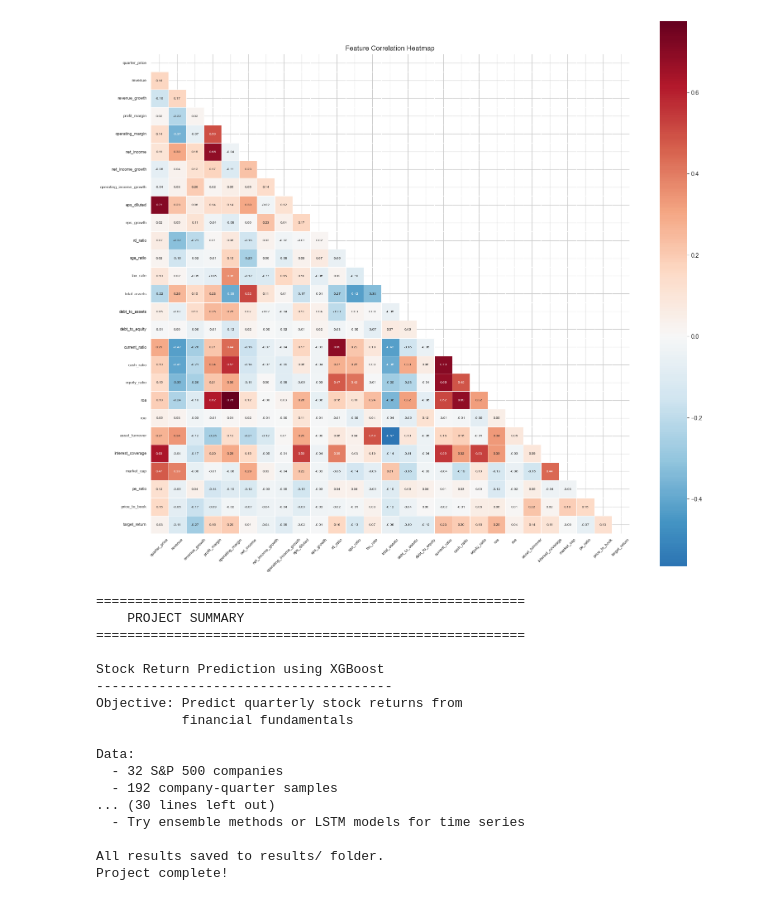
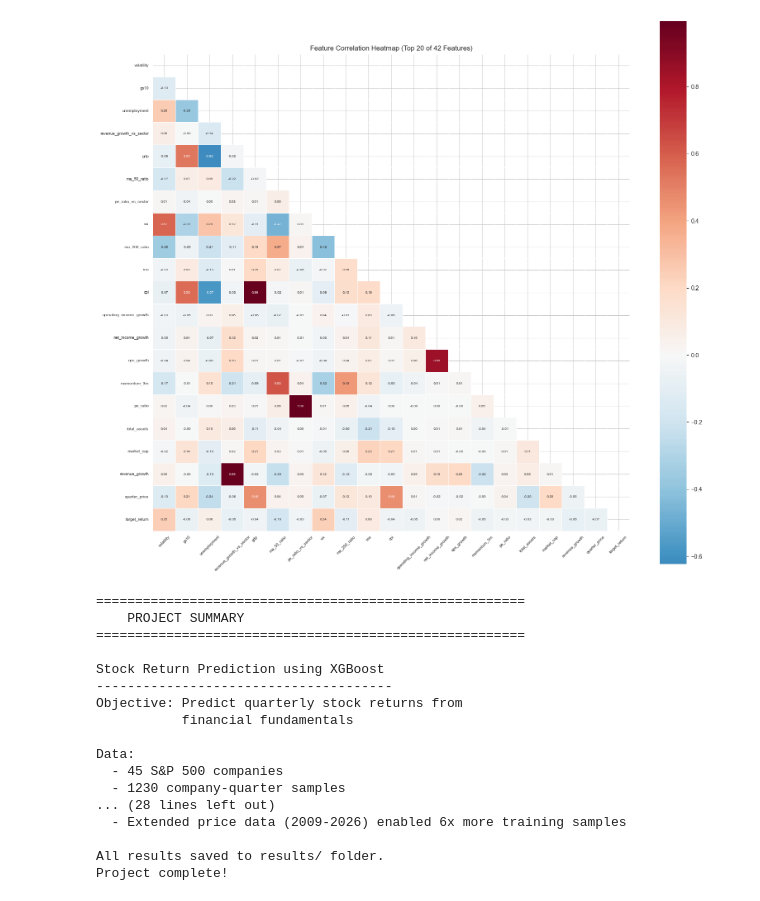
Before and after one commit to chrisbarreras/stock-prediction-ml, a Jupyter notebook: notebooks/04_analysis.ipynb, the cells around one changed output. Cells and saved outputs as stored; diff of their text form; code cells hidden in the pictures.

```diff
--- a/notebooks/04_analysis.ipynb
+++ b/notebooks/04_analysis.ipynb
@@ -190,23 +190,26 @@ plt.show()
 # %%
-# Cell 5: Correlation Heatmap
+# Cell 5: Correlation Heatmap (top features only for readability)
+# With 42 features, full heatmap is too dense - show top 20 most important
+top_20 = importance.head(20)['feature'].tolist()
+heatmap_cols = top_20 + ['target_return']
+
 fig, ax = plt.subplots(figsize=(16, 14))
-
-corr_matrix = dataset[feature_columns + ['target_return']].corr()
+corr_matrix = dataset[heatmap_cols].corr()
 mask = np.triu(np.ones_like(corr_matrix, dtype=bool))
 
 sns.heatmap(
     corr_matrix, mask=mask, annot=True, fmt='.2f',
     cmap='RdBu_r', center=0, square=True,
     linewidths=0.5, ax=ax, annot_kws={'size': 6}
 )
-ax.set_title('Feature Correlation Heatmap')
+ax.set_title(f'Feature Correlation Heatmap (Top 20 of {len(feature_columns)} Features)')
 ax.tick_params(axis='x', labelsize=7, rotation=45)
 ax.tick_params(axis='y', labelsize=7)
 plt.tight_layout()
 plt.savefig(os.path.join('..', 'results', 'correlation_heatmap.png'), dpi=150, bbox_inches='tight')
 plt.show()
 # %% [output]
-[figure, old version]
+[figure, new version]
 # %%
 # Cell 6: Final Summary
 print("="*55)
@@ -221,12 +224,16 @@ Objective: Predict quarterly stock returns from
 Data:
   - {dataset['ticker'].nunique()} S&P 500 companies
   - {len(dataset)} company-quarter samples
-  - Price data: Kaggle S&P 500 dataset (2013-2018)
+  - Price data: Yahoo Finance via yfinance (2009-2026)
   - Financial data: Real SEC EDGAR quarterly filings
+  - Macro data: FRED (Treasury, VIX, unemployment, GDP, CPI)
+  - Sector data: Wikipedia S&P 500 GICS classifications
 
 Features ({len(feature_columns)}):
-  {', '.join(feature_columns[:13])}
-  {', '.join(feature_columns[13:])}
+  Fundamentals: revenue, profit_margin, operating_margin, eps, ROA, ROE, etc.
+  Technical: MA 50/200 ratios, 3-month momentum, volatility
+  Macro: 10yr Treasury, VIX, unemployment, GDP, CPI
+  Sector-relative: profit margin vs sector, ROE vs sector, etc.
 
 Model: XGBoost Regressor
   - max_depth: 4
@@ -243,15 +250,9 @@ Top Features: {', '.join(importance['feature'].head(5).values)}
 
 Key Observations:
   - Direction accuracy ({direction_accuracy:.1%}) well above 50% baseline
-  - CV RMSE ({metrics.get('cv_rmse_mean', 0):.4f}) consistent with test RMSE ({metrics.get('test_rmse', 0):.4f})
-  - Real SEC financial data provides meaningful signal
-  - {len(feature_columns)} features extracted from income, balance sheet, and cash flow
-
-Potential Improvements:
-  - Add technical indicators (RSI, MACD, moving averages)
-  - Extend price data beyond 2013-2018 for more samples
-  - Include more companies with complete SEC filings
-  - Try ensemble methods or LSTM models for time series
+  - Test R2 of {metrics.get('test_r2', 0):.4f} on {len(y_test)} test samples
+  - {len(feature_columns)} features across fundamentals, technical, macro, and sector
+  - Extended price data (2009-2026) enabled 6x more training samples
 """)
 
 print("All results saved to results/ folder.")
@@ -267,10 +268,10 @@ Objective: Predict quarterly stock returns from
            financial fundamentals
 
 Data:
-  - 32 S&P 500 companies
-  - 192 company-quarter samples
-... (30 lines left out)
-  - Try ensemble methods or LSTM models for time series
+  - 45 S&P 500 companies
+  - 1230 company-quarter samples
+... (28 lines left out)
+  - Extended price data (2009-2026) enabled 6x more training samples
 
 All results saved to results/ folder.
 Project complete!
```
Also changed, not shown: parts of 4 cells of this notebook, 14 other files.
